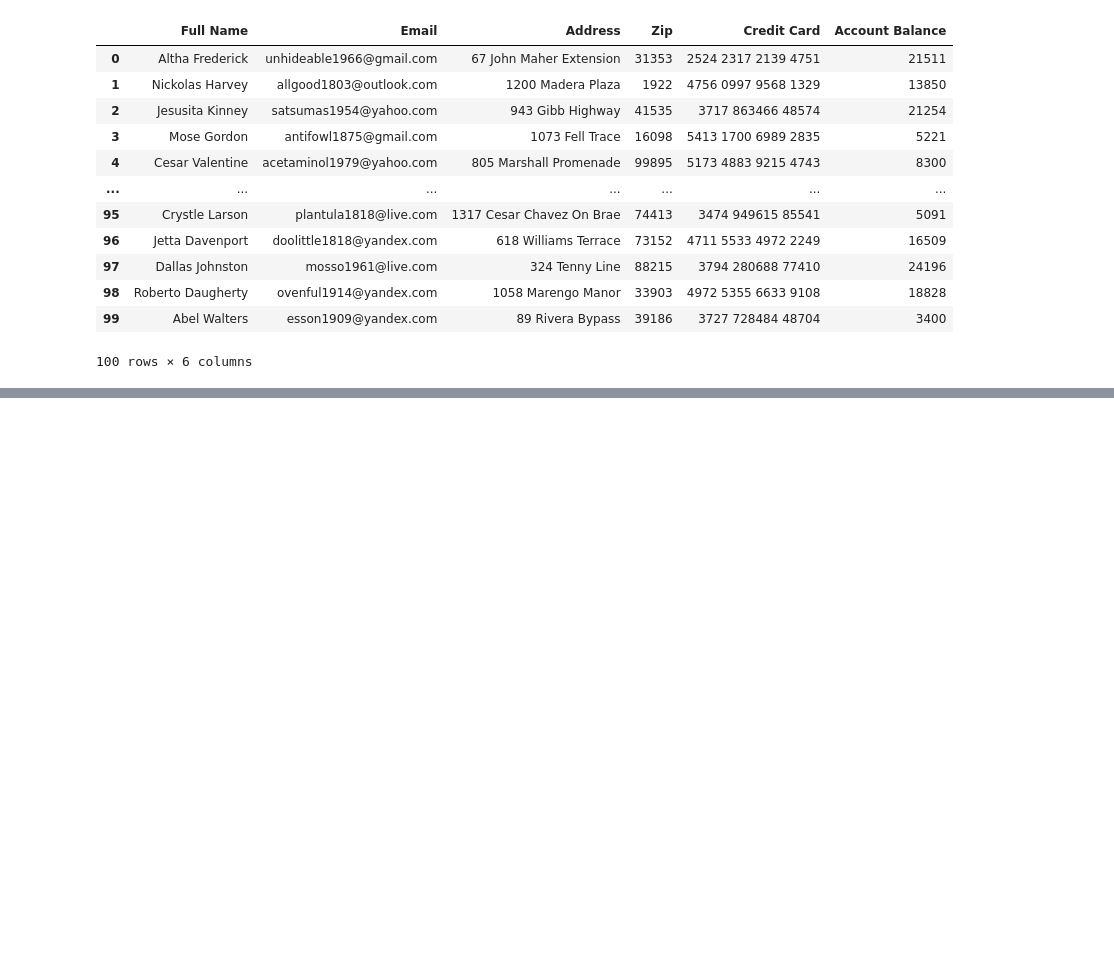
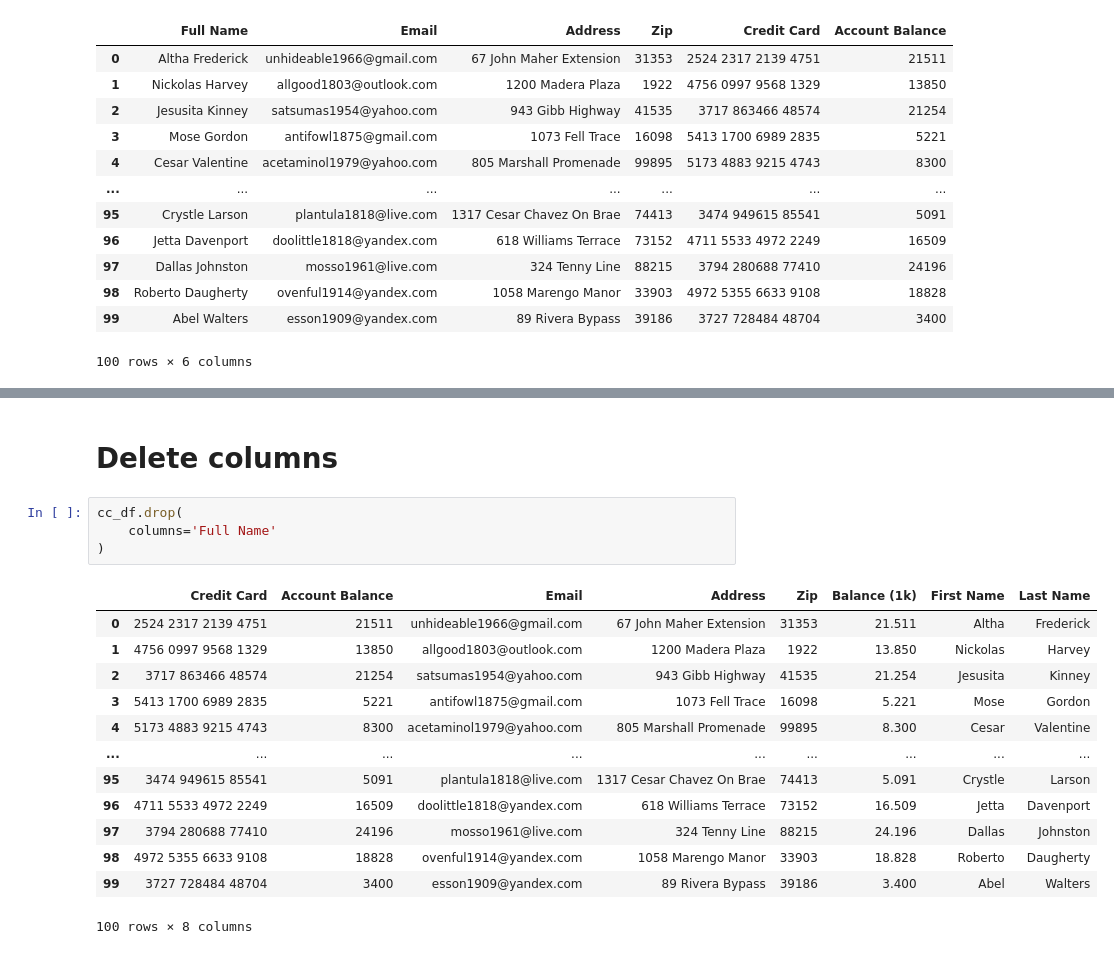
Before and after one commit to SkyRanger05/Online-Course-12-12-22, a Jupyter notebook: UC_BERKLEY_BOOTCAMP_FinTech_coding-exercises/Module3/Activities/03-Ins_Columns/Unsolved/column_manipulation.ipynb, the cells around one changed output, grey strips where cells are left out. Saved outputs shown, nothing was run; the diff lists cells and outputs as text; blank space fills up the shorter version.

```diff
--- a/UC_BERKLEY_BOOTCAMP_FinTech_coding-exercises/Module3/Activities/03-Ins_Columns/Unsolved/column_manipulation.ipynb
+++ b/UC_BERKLEY_BOOTCAMP_FinTech_coding-exercises/Module3/Activities/03-Ins_Columns/Unsolved/column_manipulation.ipynb
@@ -55,0 +172,20 @@ cc_df
+# %% [markdown]
+# Delete columns
+# %%
+cc_df.drop(
+    columns='Full Name'
+)
+# %% [output]
+|  | Credit Card | Account Balance | Email | Address | Zip | Balance (1k) | First Name | Last Name |
+| 0 | 2524 2317 2139 4751 | 21511 | unhideable1966@gmail.com | 67 John Maher Extension | 31353 | 21.511 | Altha | Frederick |
+| 1 | 4756 0997 9568 1329 | 13850 | allgood1803@outlook.com | 1200 Madera Plaza | 1922 | 13.850 | Nickolas | Harvey |
+| 2 | 3717 863466 48574 | 21254 | satsumas1954@yahoo.com | 943 Gibb Highway | 41535 | 21.254 | Jesusita | Kinney |
+| 3 | 5413 1700 6989 2835 | 5221 | antifowl1875@gmail.com | 1073 Fell Trace | 16098 | 5.221 | Mose | Gordon |
+| 4 | 5173 4883 9215 4743 | 8300 | acetaminol1979@yahoo.com | 805 Marshall Promenade | 99895 | 8.300 | Cesar | Valentine |
+| ... | ... | ... | ... | ... | ... | ... | ... | ... |
+| 95 | 3474 949615 85541 | 5091 | plantula1818@live.com | 1317 Cesar Chavez On Brae | 74413 | 5.091 | Crystle | Larson |
+| 96 | 4711 5533 4972 2249 | 16509 | doolittle1818@yandex.com | 618 Williams Terrace | 73152 | 16.509 | Jetta | Davenport |
+| 97 | 3794 280688 77410 | 24196 | mosso1961@live.com | 324 Tenny Line | 88215 | 24.196 | Dallas | Johnston |
+| 98 | 4972 5355 6633 9108 | 18828 | ovenful1914@yandex.com | 1058 Marengo Manor | 33903 | 18.828 | Roberto | Daugherty |
+| 99 | 3727 728484 48704 | 3400 | esson1909@yandex.com | 89 Rivera Bypass | 39186 | 3.400 | Abel | Walters |
+100 rows × 8 columns
```
Also changed, not shown: parts of 10 cells of this notebook.
